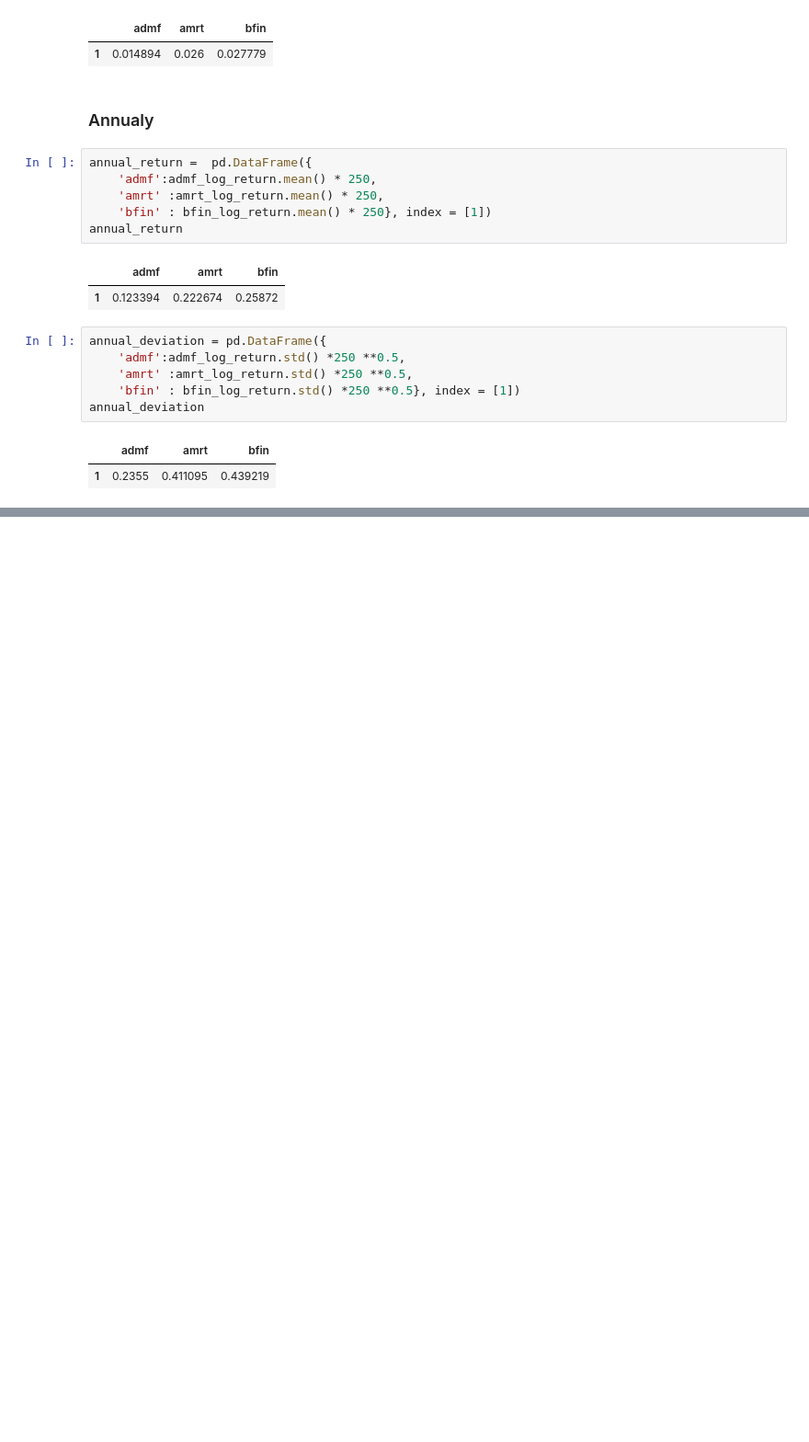
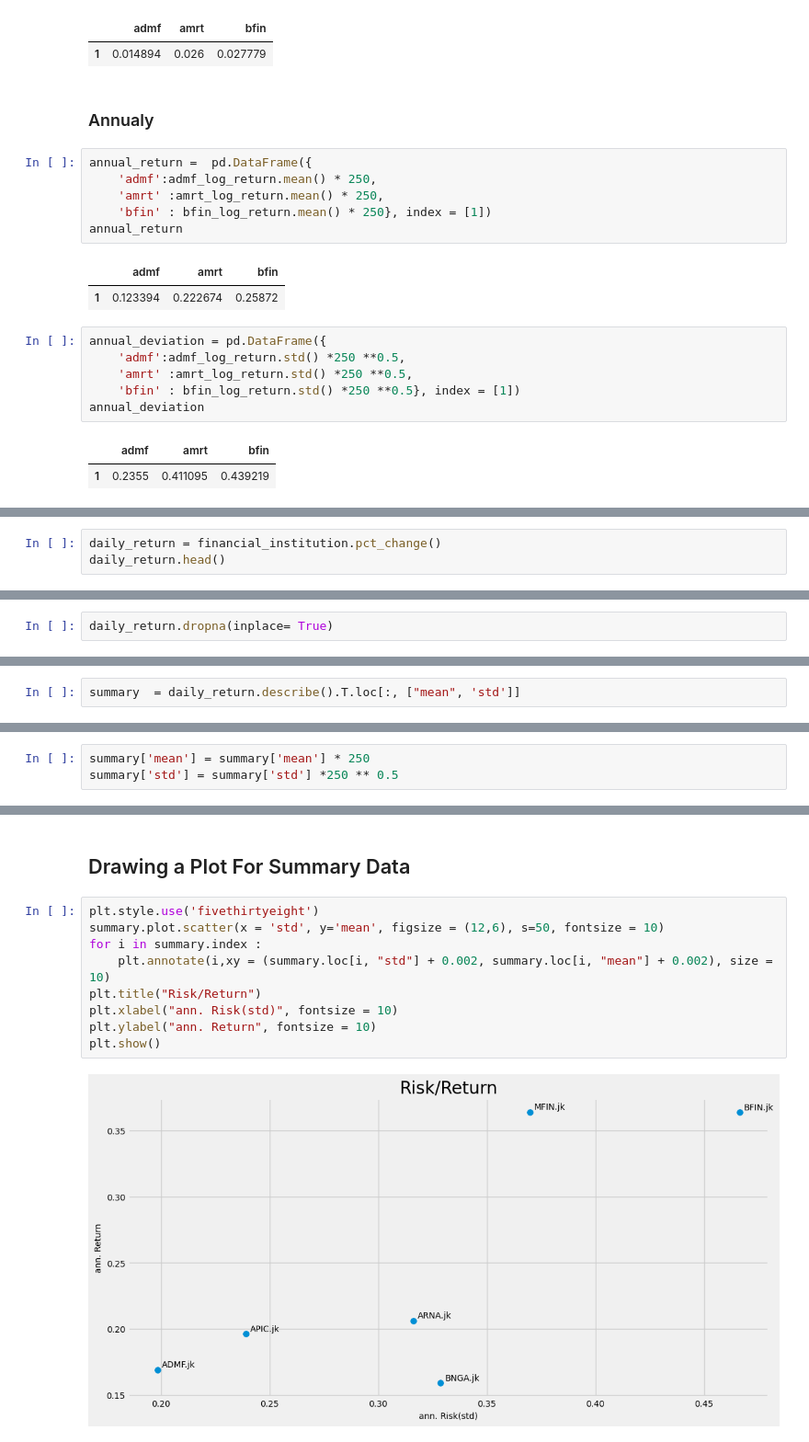
Before and after one commit to teguharia172/morgan, a Jupyter notebook: course/risk_covariance_correlation/calculating_securities_risk.ipynb, the cells around one changed output, grey strips where cells are left out. Shown at 92% size. Cells and saved outputs as stored; diff of their text form; blank space fills up the shorter version.

Commit message:
adding simpler method to calculating risk/return and add scatter plot to the notebook

```diff
--- a/course/risk_covariance_correlation/calculating_securities_risk.ipynb
+++ b/course/risk_covariance_correlation/calculating_securities_risk.ipynb
@@ -135,0 +168,3 @@ annual_deviation
+# %%
+daily_return = financial_institution.pct_change()
+daily_return.head()
@@ -135,0 +179,2 @@ annual_deviation
+# %%
+daily_return.dropna(inplace= True)
@@ -135,0 +193,2 @@ annual_deviation
+# %%
+summary  = daily_return.describe().T.loc[:, ["mean", 'std']]
@@ -135,0 +197,3 @@ annual_deviation
+# %%
+summary['mean'] = summary['mean'] * 250
+summary['std'] = summary['std'] *250 ** 0.5
@@ -135,0 +210,13 @@ annual_deviation
+# %% [markdown]
+## Drawing a Plot For Summary Data
+# %%
+plt.style.use('fivethirtyeight')
+summary.plot.scatter(x = 'std', y='mean', figsize = (12,6), s=50, fontsize = 10)
+for i in summary.index :
+    plt.annotate(i,xy = (summary.loc[i, "std"] + 0.002, summary.loc[i, "mean"] + 0.002), size = 10)
+plt.title("Risk/Return")
+plt.xlabel("ann. Risk(std)", fontsize = 10)
+plt.ylabel("ann. Return", fontsize = 10)
+plt.show()
+# %% [output]
+[figure, added]
```
Also changed, not shown: parts of 9 cells of this notebook.
